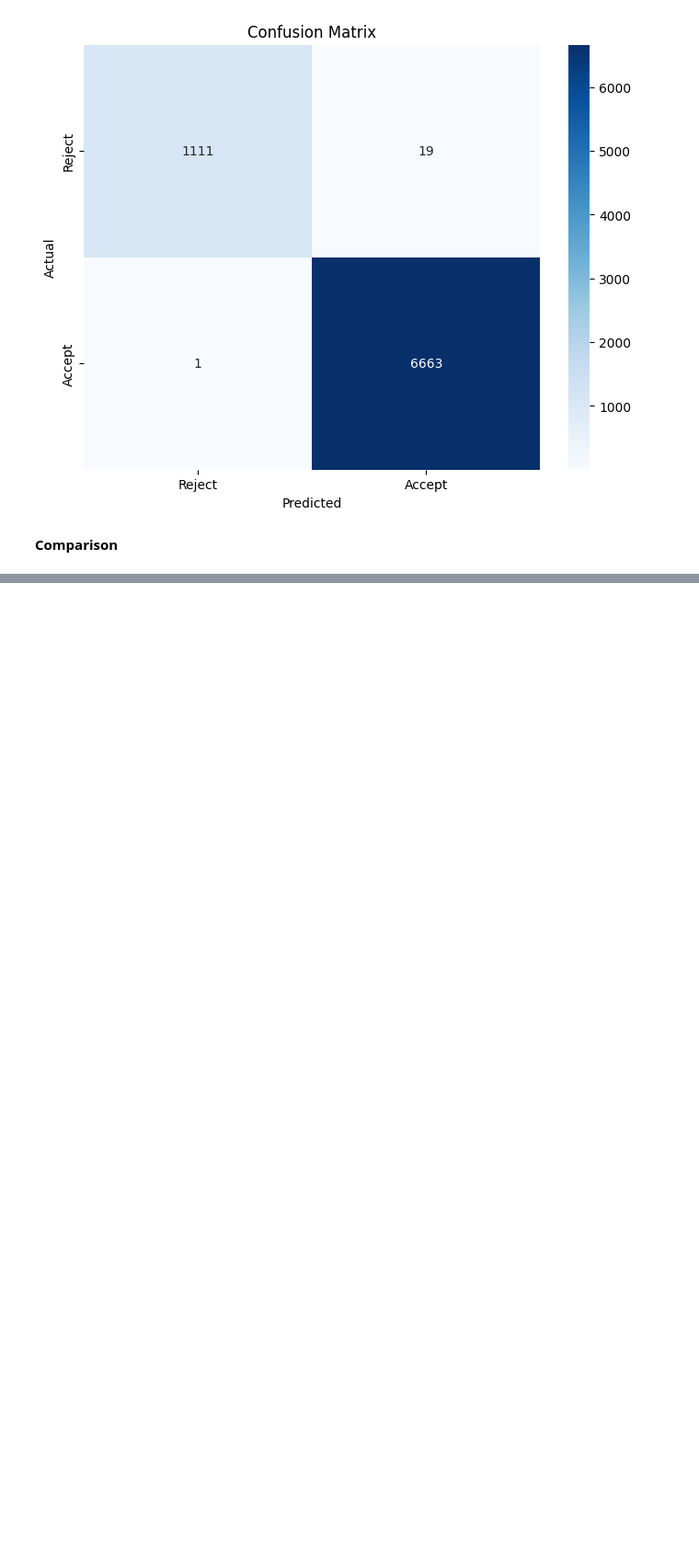
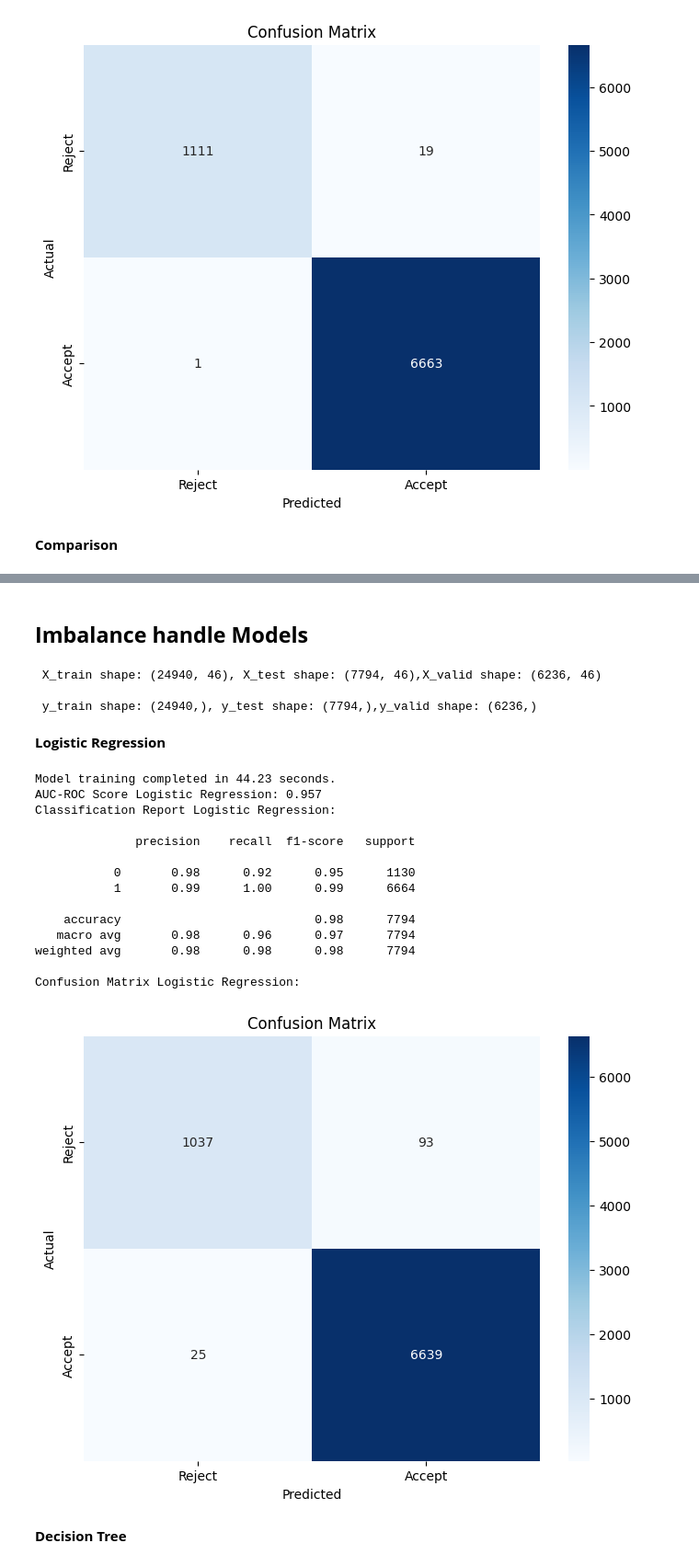
Before and after one commit to ptai21/Loan-Classification, a Jupyter notebook: loan.ipynb, the cells around one changed output, grey strips where cells are left out. Shown at 92% size. Cells and saved outputs as stored; diff of their text form; code cells hidden in the pictures; blank space fills up the shorter version.

Commit message:
finished model

```diff
--- a/loan.ipynb
+++ b/loan.ipynb
@@ -1156,0 +1401,53 @@ print(metrics_df)
+# %% [markdown]
+## **Imbalance handle Models**
+# %%
+X = data.drop(columns=['loan_status'], axis=1)
+y = data['loan_status']
+
+X_train, X_test, y_train, y_test = train_test_split(X, y, test_size=0.2,
+                                                 random_state=42)
+X_train, X_valid, y_train, y_valid = train_test_split(X_train, y_train,
+                                    test_size=0.2, random_state=42)
+
+print(f" X_train shape: {X_train.shape}, X_test shape: {X_test.shape},X_valid shape: {X_valid.shape}\n")
+print(f" y_train shape: {y_train.shape}, y_test shape: {y_test.shape},y_valid shape: {y_valid.shape} \n")
+# %% [output]
+ X_train shape: (24940, 46), X_test shape: (7794, 46),X_valid shape: (6236, 46)
+
+ y_train shape: (24940,), y_test shape: (7794,),y_valid shape: (6236,)
+# %% [markdown]
+**Logistic Regression**
+# %%
+def build_model_logistic_imbalance(X, y, use_scaler=True):
+    start_time = time.time()
+    if use_scaler:
+        model = make_pipeline(StandardScaler(),
+                            LogisticRegression(solver='saga', max_iter=10000, class_weight='balanced'))
+    else:
+        model = LogisticRegression(solver='saga', max_iter=10000,class_weight='balanced')
+    model.fit(X, y)
+    end_time = time.time()
+    elapsed_time = end_time - start_time
+    print(f"Model training completed in {elapsed_time:.2f} seconds.")
+    return model, elapsed_time
+model, lr_train_time = build_model_logistic_imbalance(X_train, y_train, use_scaler= False)
+y_pred_lr = model.predict(X_test)
+evaluate_model(y_test, y_pred_lr, name='Logistic Regression')
+# %% [output]
+Model training completed in 44.23 seconds.
+AUC-ROC Score Logistic Regression: 0.957
+Classification Report Logistic Regression:
+
+              precision    recall  f1-score   support
+
+           0       0.98      0.92      0.95      1130
+           1       0.99      1.00      0.99      6664
+
+    accuracy                           0.98      7794
+   macro avg       0.98      0.96      0.97      7794
+weighted avg       0.98      0.98      0.98      7794
+
+Confusion Matrix Logistic Regression:
+[figure, added]
+# %% [markdown]
+**Decision  Tree**
```
Also changed, not shown: parts of 63 cells of this notebook.
